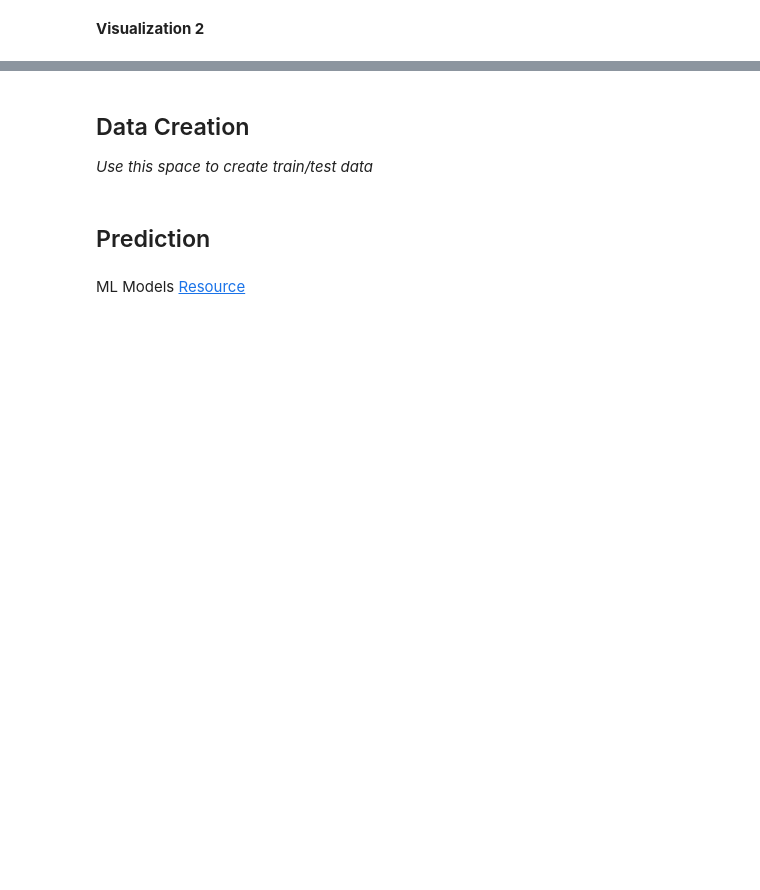
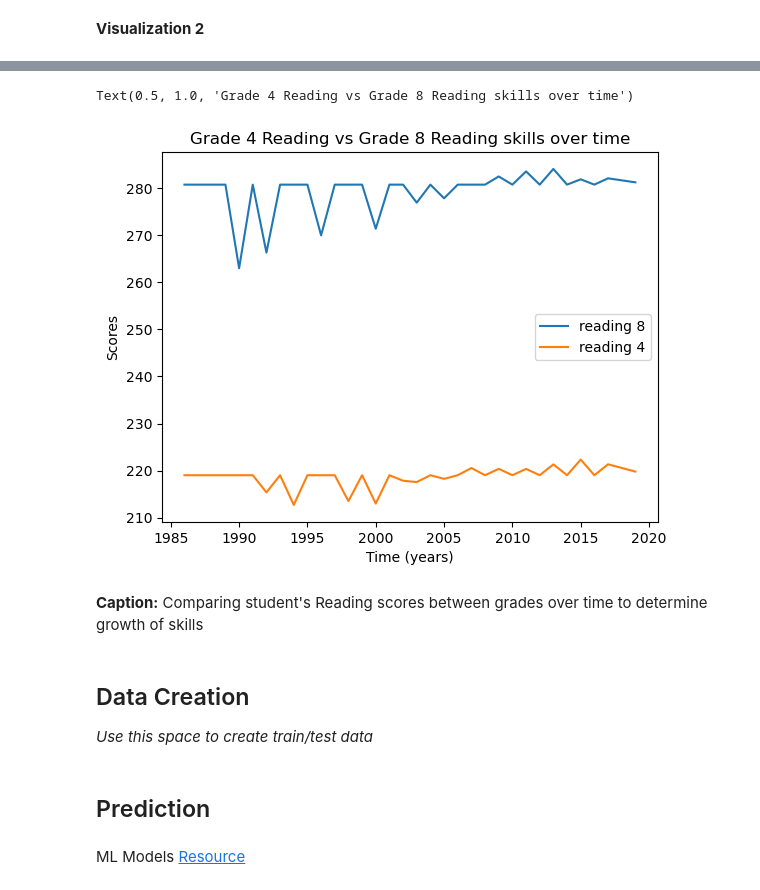
Before and after one commit to buqhek/MDST-Tutorial, a Jupyter notebook: tutorial1/checkpoint1.ipynb, the cells around one changed output, grey strips where cells are left out. Saved outputs shown, nothing was run; the diff lists cells and outputs as text; code cells hidden in the pictures; blank space fills up the shorter version.

```diff
--- a/tutorial1/checkpoint1.ipynb
+++ b/tutorial1/checkpoint1.ipynb
@@ -138,3 +162,27 @@ Investigate the relationship between your chosen response variable and at least
+# %%
+# Combine reading & math score based on year
+reading4 = education.groupby('YEAR')['AVG_READING_4_SCORE'].mean()
+reading8 = education.groupby('YEAR')['AVG_MATH_8_SCORE'].mean()
+
+# Fill in missing data with the median for closest 'fixing'
+reading4.fillna(reading4.median(),inplace = True)
+reading8.fillna(reading8.median(),inplace = True)
+
+# plot
+reading8.plot(label = "reading 8")
+reading4.plot(label = "reading 4")
+
+
+# Add finishing touches
+plt.legend()
+plt.xlabel('Time (years)')
+plt.ylabel('Scores')
+plt.title('Grade 4 Reading vs Grade 8 Reading skills over time')
+# %% [output]
+Text(0.5, 1.0, 'Grade 4 Reading vs Grade 8 Reading skills over time')
+[figure, added]
+# %% [markdown]
+**Caption:** Comparing student's Reading scores between grades over time to determine growth of skills
 # %% [markdown]
 <h2> Data Creation </h2>
 
```
Also changed, not shown: parts of 25 cells of this notebook.
